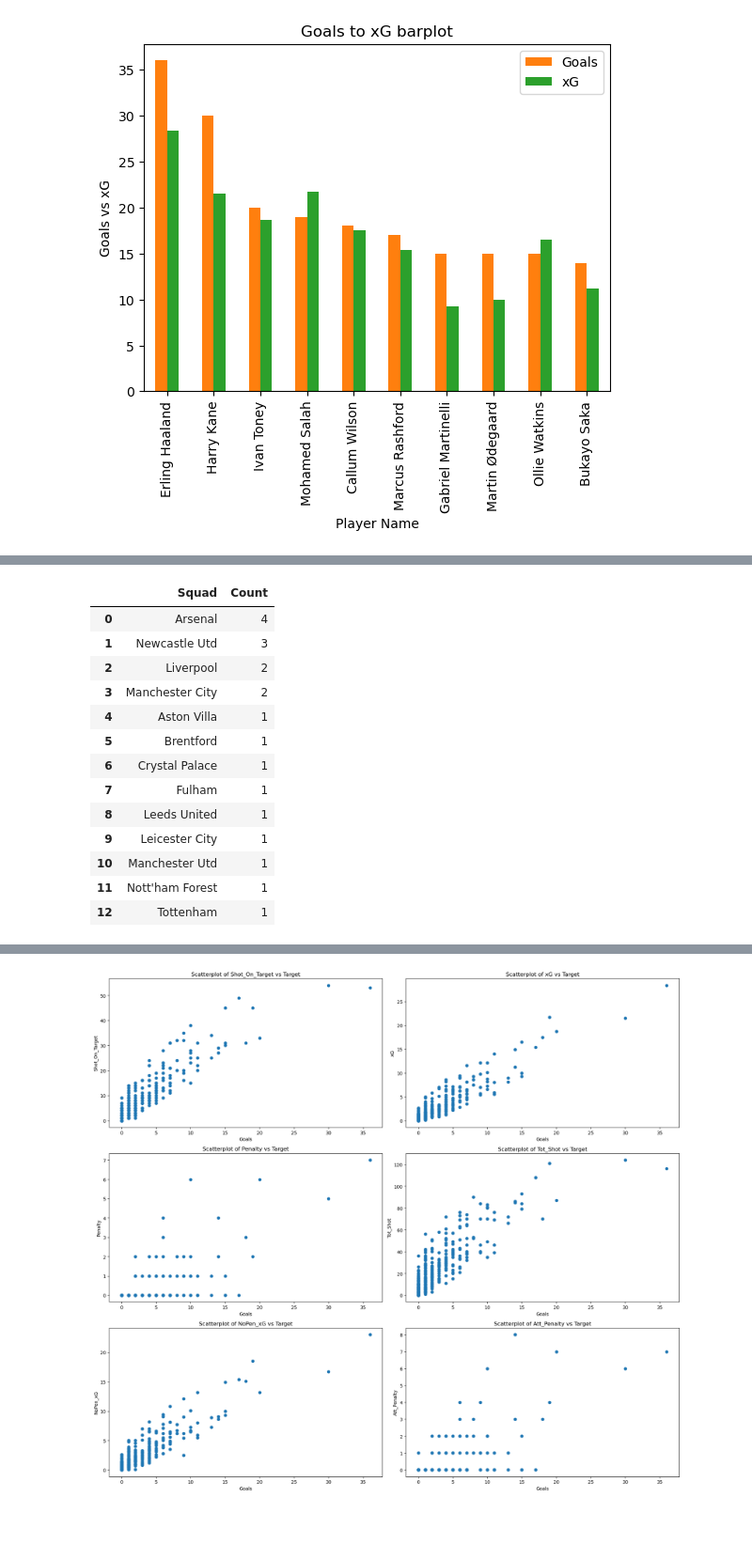
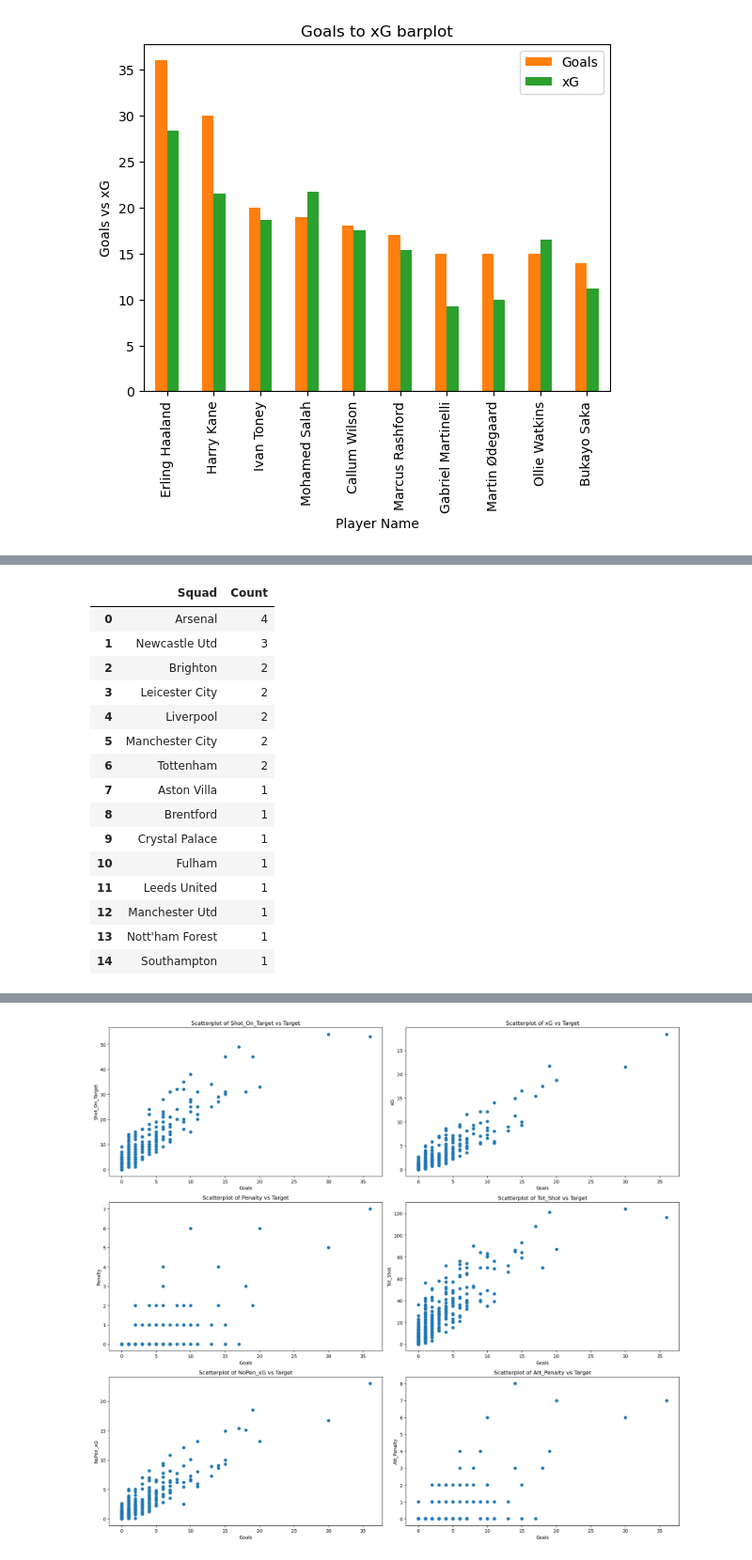
Before and after one commit to cokoli4315/Prem2022-23-data, a Jupyter notebook: Premier_league_top_scorer.ipynb, the cells around one changed output, grey strips where cells are left out. Shown at 94% size. Saved outputs shown, nothing was run; the diff lists cells and outputs as text; code cells hidden in the pictures; blank space fills up the shorter version.

```diff
--- a/Premier_league_top_scorer.ipynb
+++ b/Premier_league_top_scorer.ipynb
@@ -55,3 +56,14 @@ top10xG = shooting_df.head(10)
 
 def nation_data(df: pd.DataFrame) -> pd.DataFrame:
     df=shooting_df.groupby('Nation').sum()
+
+
+teams = shooting_df.Squad.unique()
+colors = cm.get_cmap('tab20',len(teams))
+
+team_colors = {team:colors(i) for i,team in enumerate(teams)}
+
+shooting_df['Team_color']= shooting_df['Squad'].map(team_colors)
+
+#plt.figure(figsize=(12, 8))
+#bars = plt.bar(shooting_new['Player'],shooting_new['Goals'], color=[team_colors[team]for team in shooting_new['Squad']])
@@ -162,25 +208,27 @@ Text(0, 0.5, 'Goals vs xG')
 # %%
 """The top 20 players with the most effecient scoring grouped by the team they play for - Returns Arsenal as the most effecient team based of the team
 with the most players amongst the top 20 list for effeciency
  """
-top20eff = Most_effecient.head(20)
+top20eff = Most_effecient.head(25)
 mosteffecientTeam= top20eff.groupby('Squad').count()
 
 mosteffecientTeam.rename(columns= {'Player':'Count'},inplace=True)
 mosteffecientTeam.reset_index(inplace=True)
 sort_highest(mosteffecientTeam[['Squad','Count']],'Count')
 # %% [output]
 |  | Squad | Count |
 | 0 | Arsenal | 4 |
 | 1 | Newcastle Utd | 3 |
-| 2 | Liverpool | 2 |
-| 3 | Manchester City | 2 |
-| 4 | Aston Villa | 1 |
-| 5 | Brentford | 1 |
-| 6 | Crystal Palace | 1 |
-| 7 | Fulham | 1 |
-| 8 | Leeds United | 1 |
-| 9 | Leicester City | 1 |
-| 10 | Manchester Utd | 1 |
-| 11 | Nott'ham Forest | 1 |
-| 12 | Tottenham | 1 |
+| 2 | Brighton | 2 |
+| 3 | Leicester City | 2 |
+| 4 | Liverpool | 2 |
+| 5 | Manchester City | 2 |
+| 6 | Tottenham | 2 |
+| 7 | Aston Villa | 1 |
+| 8 | Brentford | 1 |
+| 9 | Crystal Palace | 1 |
+| 10 | Fulham | 1 |
+| 11 | Leeds United | 1 |
+| 12 | Manchester Utd | 1 |
+| 13 | Nott'ham Forest | 1 |
+| 14 | Southampton | 1 |
```
Also changed, not shown: parts of 41 cells of this notebook.
